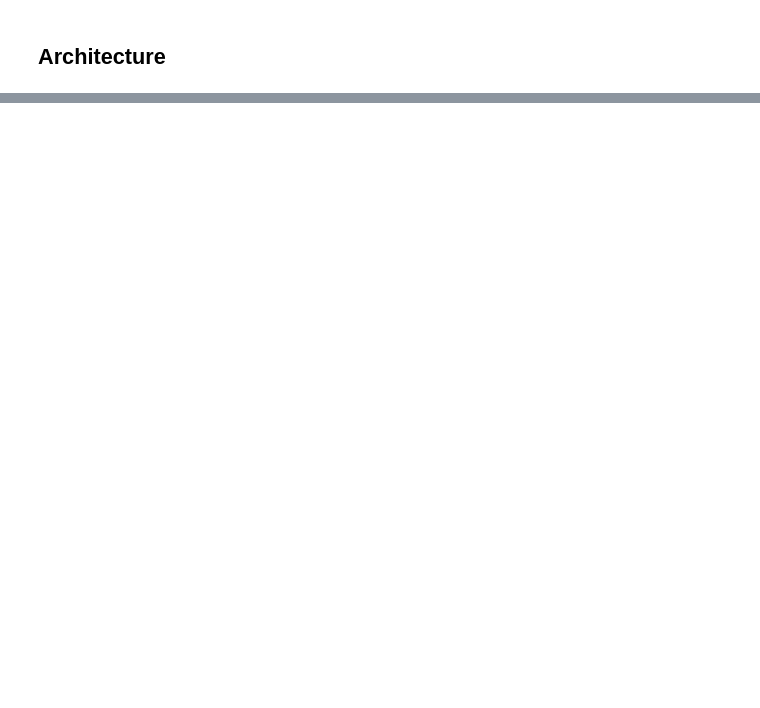
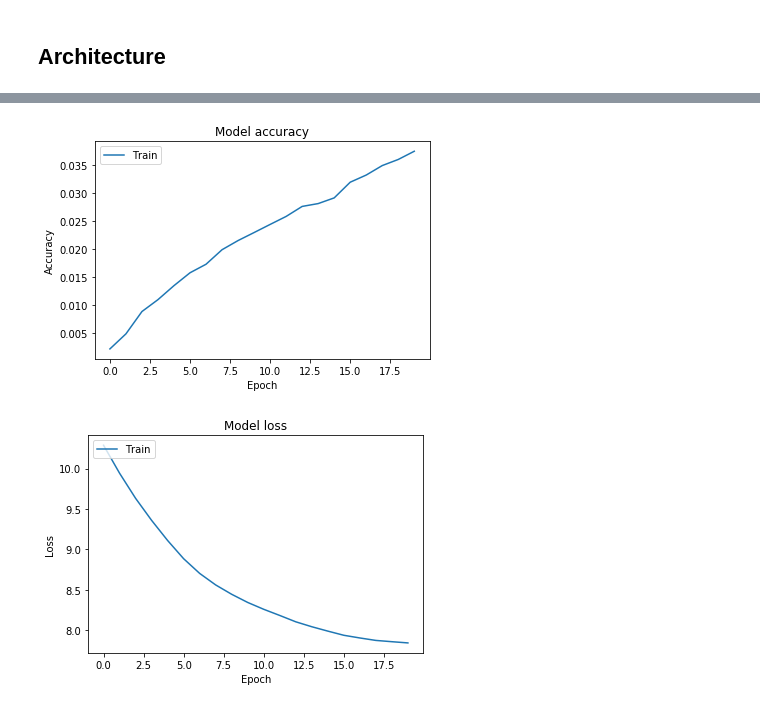
Before and after one commit to EnricRovira/TFM_DNN_Recomendator, a Jupyter notebook: 04_Modelado_y_Evaluacion/03_CandidateGeneration_20190422.ipynb, the cells around one changed output, grey strips where cells are left out. Saved outputs shown, nothing was run; the diff lists cells and outputs as text; code cells hidden in the pictures; blank space fills up the shorter version.

```diff
--- a/04_Modelado_y_Evaluacion/03_CandidateGeneration_20190422.ipynb
+++ b/04_Modelado_y_Evaluacion/03_CandidateGeneration_20190422.ipynb
@@ -259,7 +245,7 @@ data_final['item_age'] = scaled_data[:,2]
 
 data_final['power_price'] = np.power(scaled_data[:,0], 2)
 data_final['power_score'] = np.power(scaled_data[:,1], 2)
-data_final['power_item_age'] = np.power(scaled_data[:,1], 2)
+data_final['power_item_age'] = np.power(scaled_data[:,2], 2)
 
 data_final['sqrt_price'] = np.sqrt(scaled_data[:,0])
 data_final['sqrt_score'] = np.sqrt(scaled_data[:,1])
@@ -273,6 +257,3 @@ sns.distplot(data_final['score'], bins = 1);
-# %%
-img_encoder = load_model('full_encoder_v1.h5')
-data_final['img_id']= data_final['item_id'].apply(norm_images.append_text)
 # %% [markdown]
 ## Architecture
 # %%
@@ -303,7 +284,7 @@ item_age_sqrt_input = Input(shape = [1], name = 'sqrt_item_age')
 
 sequence_input = Input(shape = (MAX_SEQUENCE_LENGTH, ), name = 'text')
 
-embedding_size = 50
+embedding_size = 20
 
 user_embedding = Embedding(output_dim=embedding_size, input_dim = customers_unique.shape[0],
                            input_length=1, name='user_embedding')(user_id_input)
@@ -312,23 +293,23 @@ item_embedding = Embedding(output_dim=embedding_size, input_dim = items_unique.s
 brand_embedding = Embedding(output_dim=embedding_size, input_dim = brand_unique.shape[0],
                            input_length=1, name='brand_embedding')(brand_id_input)
 
-text_embedding = Embedding(*embedding_matrix.shape, weights = [embedding_matrix], trainable = False)(sequence_input)
+#text_embedding = Embedding(*embedding_matrix.shape, weights = [embedding_matrix], trainable = False)(sequence_input)
 
-#text_embedding = encoder([text_input, text_input])
+text_embedding = encoder([sequence_input])
 
 user_vecs = Reshape([embedding_size])(user_embedding)
 item_vecs = Reshape([embedding_size])(item_embedding)
 brand_vecs = Reshape([embedding_size])(brand_embedding)
-text_gav_pool = GlobalAveragePooling1D()(text_embedding)
+text_flat = Flatten()(text_embedding)
 
 x1 = concatenate([user_vecs, item_vecs, brand_vecs, price_input, item_age_input, score_input,
                  price_power_input, score_power_input, item_age_power_input,
-                 price_sqrt_input, score_sqrt_input, item_age_sqrt_input, text_gav_pool], name = 'VECTOR_PRODUCTO')
+                 price_sqrt_input, score_sqrt_input, item_age_sqrt_input, text_flat], name = 'VECTOR_PRODUCTO')
 
 x2 = Dropout(0.4)(x1)
-x3 = Dense (256, activation = 'relu')(x2)
+x3 = Dense (128, activation = 'relu')(x2)
 x4 = Dropout(0.3)(x3)
-x5 = Dense(128, activation = 'relu')(x4)
+x5 = Dense(64, activation = 'relu')(x4)
 x6 = Dropout(0.2)(x5)
 x7 = Dense(32, activation = 'relu')(x6)
 x8 = Dropout(0.2)(x7)
@@ -408,11 +369,9 @@ history = model.fit([data_final['customer_id_int'], data_final['item_id_int'],
                      data_final['power_price'], data_final['power_score'], data_final['power_item_age'],
                      data_final['sqrt_price'], data_final['sqrt_score'], data_final['sqrt_item_age']],
                      items_encoded,
-                     epochs = 20, validation_split = 0.1,
-                     batch_size = 128,
+                     epochs = 20, #validation_split = 0.1,
+                     batch_size = 256,
                      shuffle = True)
 
 #Epoch 10 = loss = 7.8485 & acc = 0.0564
 #Epoch 20 = loss = 5.4801 & acc = 0.1113
-
-plot
@@ -419,3 +396,8 @@ plot
+# %%
+plot_training(history)
+# %% [output]
+[figure, added]
+[figure, added]
 # %%
 test_pred = model.predict([data_final['customer_id_int'], data_final['item_id_int'],
                      data_final['brand_id'], data_final['PRICE'],
```
Also changed, not shown: parts of 35 cells of this notebook.
